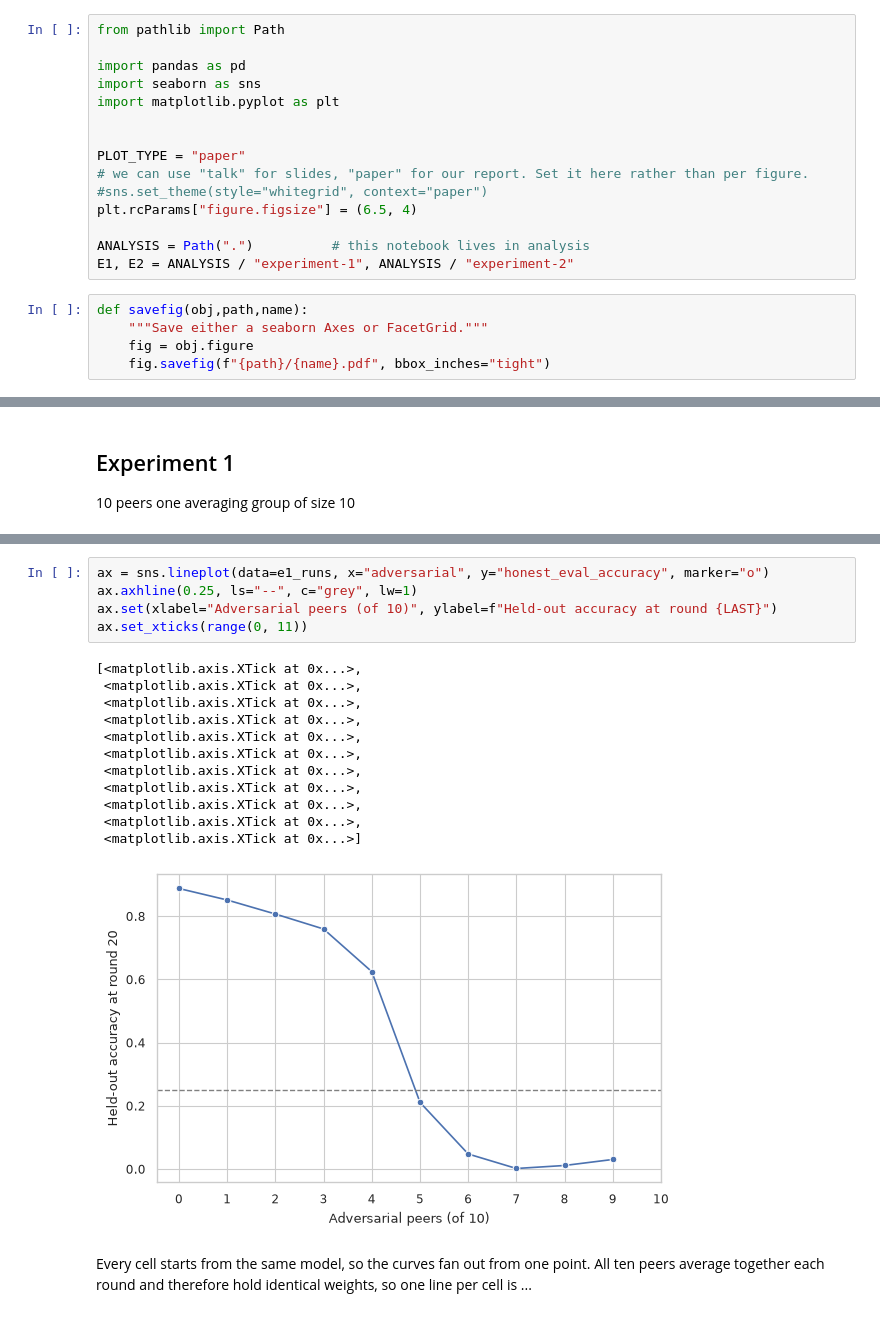
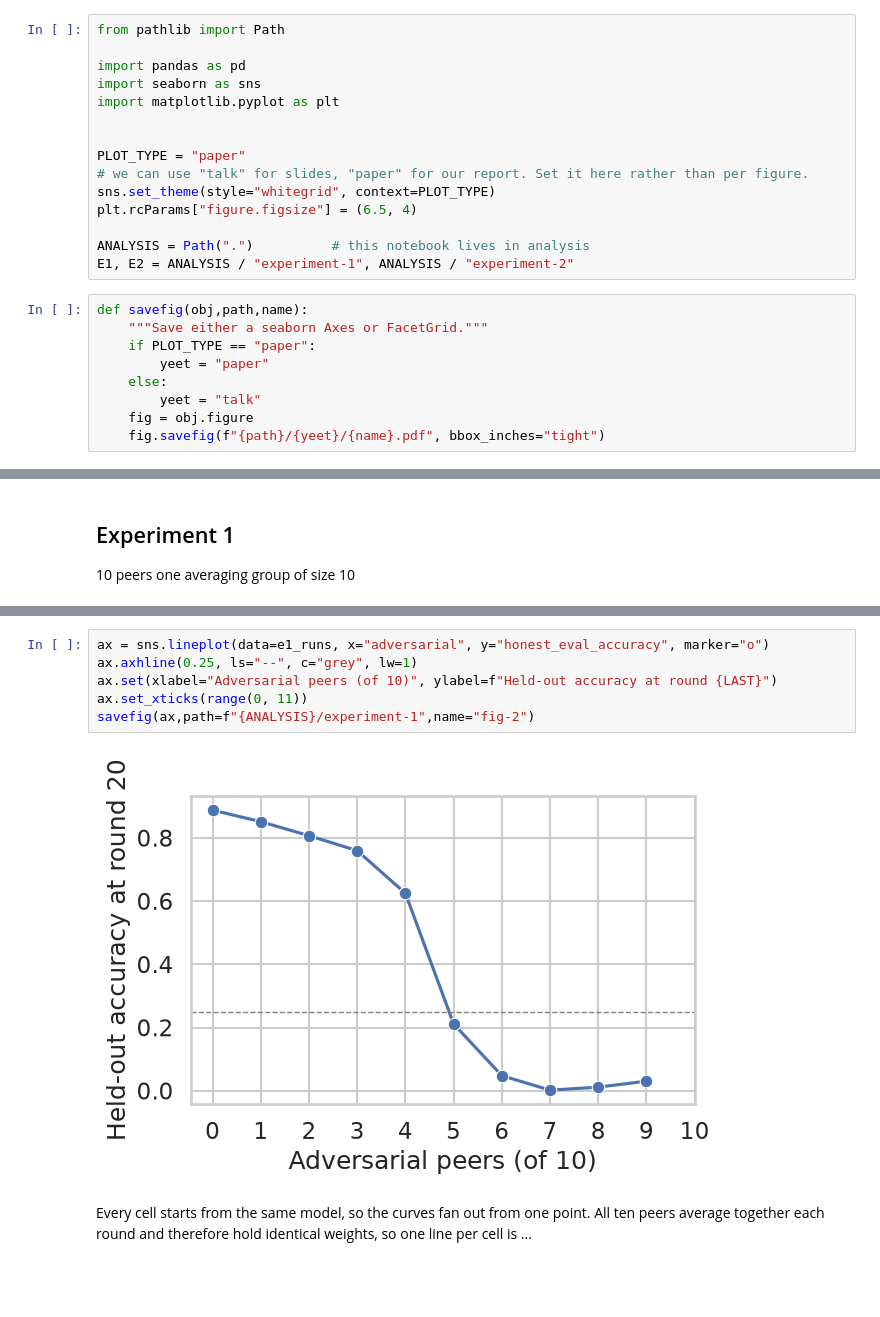
Before and after one commit to R0ober/Eclipse-hivemind, a Jupyter notebook: analysis/analysis.ipynb, the cells around one changed output, grey strips where cells are left out. Saved outputs shown, nothing was run; the diff lists cells and outputs as text; blank space fills up the shorter version.

```diff
--- a/analysis/analysis.ipynb
+++ b/analysis/analysis.ipynb
@@ -8,7 +8,7 @@ import matplotlib.pyplot as plt
 
 PLOT_TYPE = "paper"
 # we can use "talk" for slides, "paper" for our report. Set it here rather than per figure.
-#sns.set_theme(style="whitegrid", context="paper")
+sns.set_theme(style="whitegrid", context=PLOT_TYPE)
 plt.rcParams["figure.figsize"] = (6.5, 4)
 
 ANALYSIS = Path(".")          # this notebook lives in analysis
@@ -16,8 +16,12 @@ E1, E2 = ANALYSIS / "experiment-1", ANALYSIS / "experiment-2"
 # %%
 def savefig(obj,path,name):
     """Save either a seaborn Axes or FacetGrid."""
+    if PLOT_TYPE == "paper":
+        yeet = "paper"
+    else:
+        yeet = "talk"
     fig = obj.figure
-    fig.savefig(f"{path}/{name}.pdf", bbox_inches="tight")
+    fig.savefig(f"{path}/{yeet}/{name}.pdf", bbox_inches="tight")
 # %%
 def load(directory):
     runs = pd.read_csv(directory / "runs.csv")
@@ -54,21 +56,11 @@ else:
 # %%
 ax = sns.lineplot(data=e1_runs, x="adversarial", y="honest_eval_accuracy", marker="o")
 ax.axhline(0.25, ls="--", c="grey", lw=1)
 ax.set(xlabel="Adversarial peers (of 10)", ylabel=f"Held-out accuracy at round {LAST}")
 ax.set_xticks(range(0, 11))
+savefig(ax,path=f"{ANALYSIS}/experiment-1",name="fig-2")
 # %% [output]
-[<matplotlib.axis.XTick at 0x...>,
- <matplotlib.axis.XTick at 0x...>,
- <matplotlib.axis.XTick at 0x...>,
- <matplotlib.axis.XTick at 0x...>,
- <matplotlib.axis.XTick at 0x...>,
- <matplotlib.axis.XTick at 0x...>,
- <matplotlib.axis.XTick at 0x...>,
- <matplotlib.axis.XTick at 0x...>,
- <matplotlib.axis.XTick at 0x...>,
- <matplotlib.axis.XTick at 0x...>,
- <matplotlib.axis.XTick at 0x...>]
-[figure, old version]
+[figure, new version]
 # %% [markdown]
 Every cell starts from the same model, so the curves fan out from one point. All ten
 peers average together each round and therefore hold identical weights, so one line
```
Also changed, not shown: parts of 6 cells of this notebook, 6 other files.
